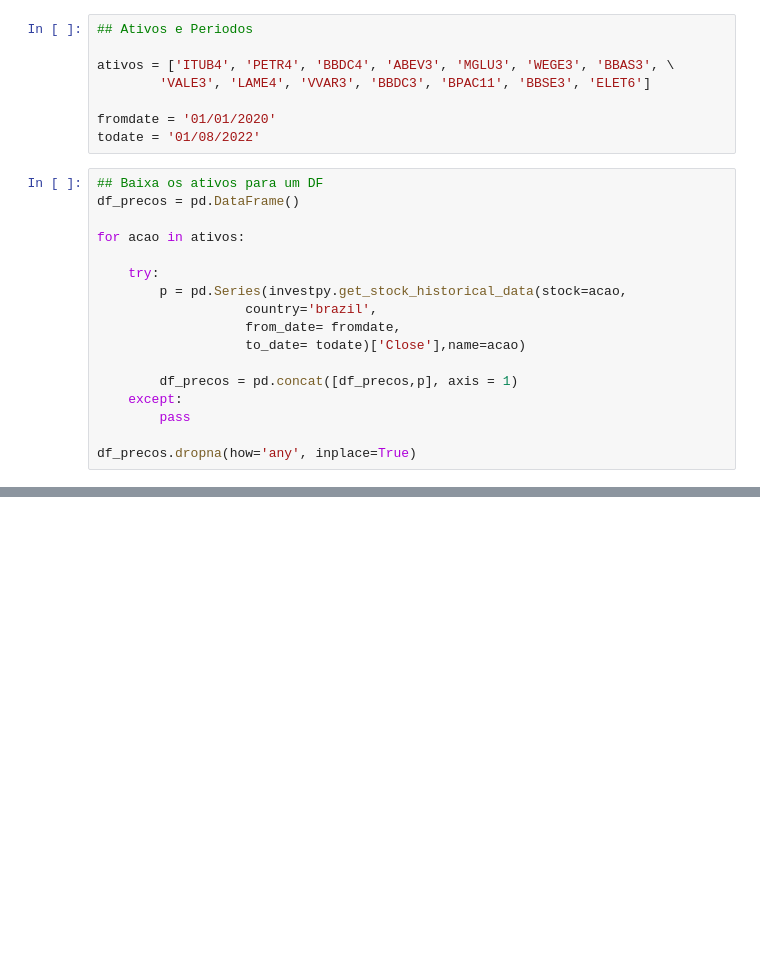
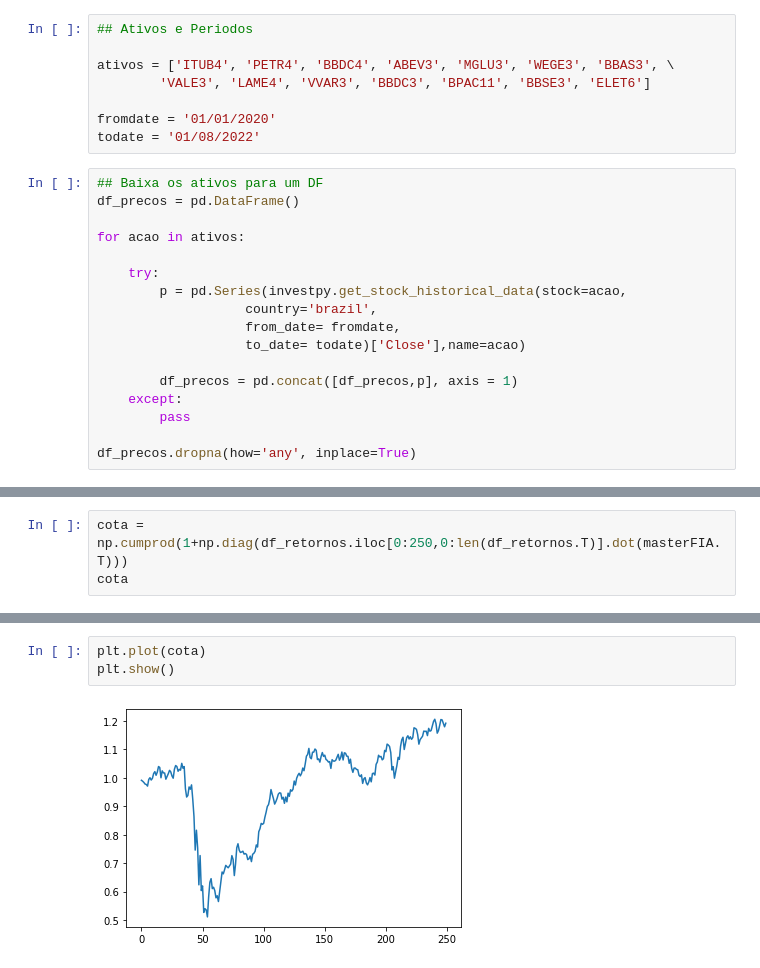
Before and after one commit to andrequant/EquityFund_Holdings, a Jupyter notebook: Portfolio1.ipynb, the cells around one changed output, grey strips where cells are left out. Saved outputs shown, nothing was run; the diff lists cells and outputs as text; blank space fills up the shorter version.

```diff
--- a/Portfolio1.ipynb
+++ b/Portfolio1.ipynb
@@ -38,0 +63,3 @@ def gera_porfolio(ativos, duracao, seed = 0):
+# %%
+cota = np.cumprod(1+np.diag(df_retornos.iloc[0:250,0:len(df_retornos.T)].dot(masterFIA.T)))
+cota
@@ -38,0 +84,5 @@ def gera_porfolio(ativos, duracao, seed = 0):
+# %%
+plt.plot(cota)
+plt.show()
+# %% [output]
+[figure, added]
```
Also changed, not shown: parts of 6 cells of this notebook.
